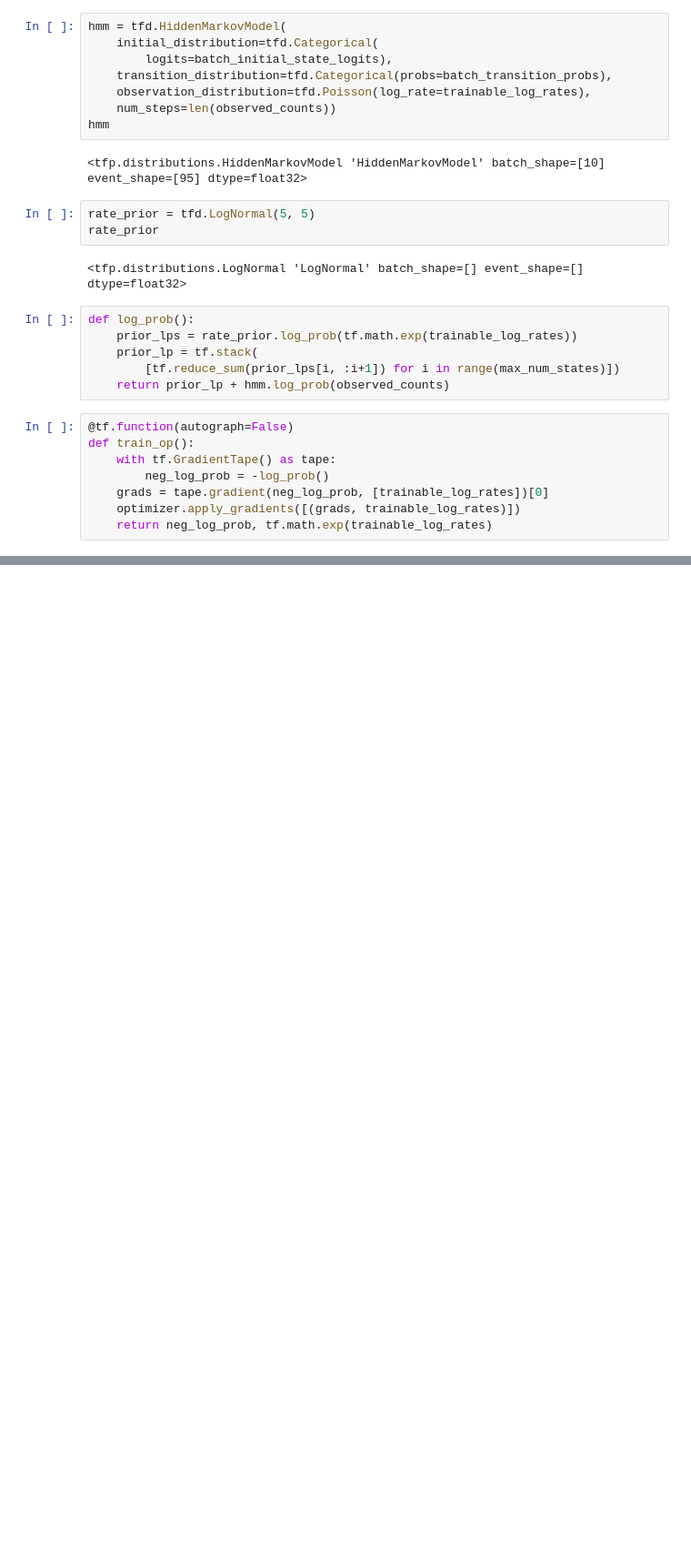
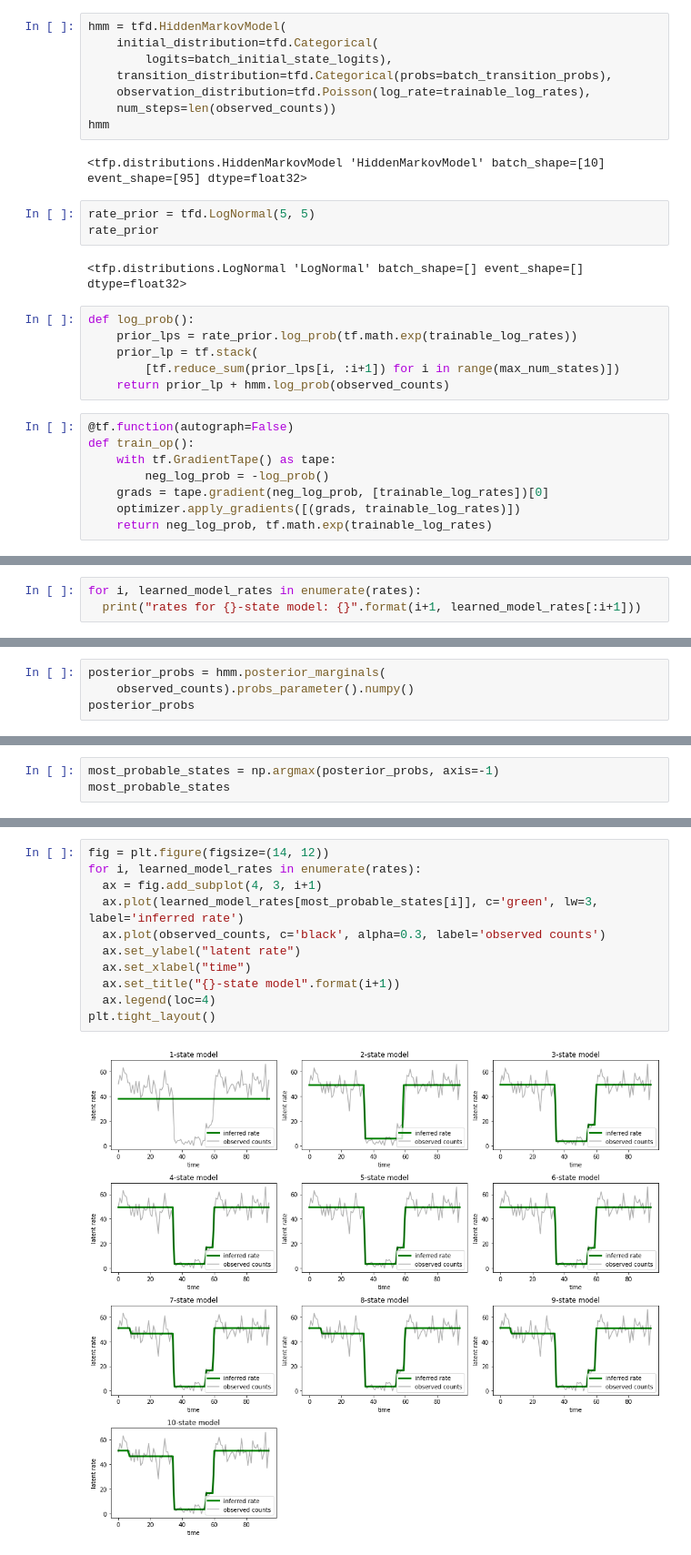
Before and after one commit to hnryjmes/tfp-multiple-changepoint-detection, a Jupyter notebook: tfp_multiple_changepoint_detection.ipynb, the cells around one changed output, grey strips where cells are left out. Shown: that part at 91% size. Drawn from its saved outputs; the diff is of its cells as text; blank space fills up the shorter version.

Commit message:
Finish 4-state model

```diff
--- a/tfp_multiple_changepoint_detection.ipynb
+++ b/tfp_multiple_changepoint_detection.ipynb
@@ -438,0 +442,3 @@ plt.title("Model selection on latent states");
+# %%
+for i, learned_model_rates in enumerate(rates):
+  print("rates for {}-state model: {}".format(i+1, learned_model_rates[:i+1]))
@@ -438,0 +459,4 @@ plt.title("Model selection on latent states");
+# %%
+posterior_probs = hmm.posterior_marginals(
+    observed_counts).probs_parameter().numpy()
+posterior_probs
@@ -438,0 +481,3 @@ plt.title("Model selection on latent states");
+# %%
+most_probable_states = np.argmax(posterior_probs, axis=-1)
+most_probable_states
@@ -438,0 +502,13 @@ plt.title("Model selection on latent states");
+# %%
+fig = plt.figure(figsize=(14, 12))
+for i, learned_model_rates in enumerate(rates):
+  ax = fig.add_subplot(4, 3, i+1)
+  ax.plot(learned_model_rates[most_probable_states[i]], c='green', lw=3, label='inferred rate')
+  ax.plot(observed_counts, c='black', alpha=0.3, label='observed counts')
+  ax.set_ylabel("latent rate")
+  ax.set_xlabel("time")
+  ax.set_title("{}-state model".format(i+1))
+  ax.legend(loc=4)
+plt.tight_layout()
+# %% [output]
+[figure, added]
```
Also changed, not shown: parts of 15 cells of this notebook.
